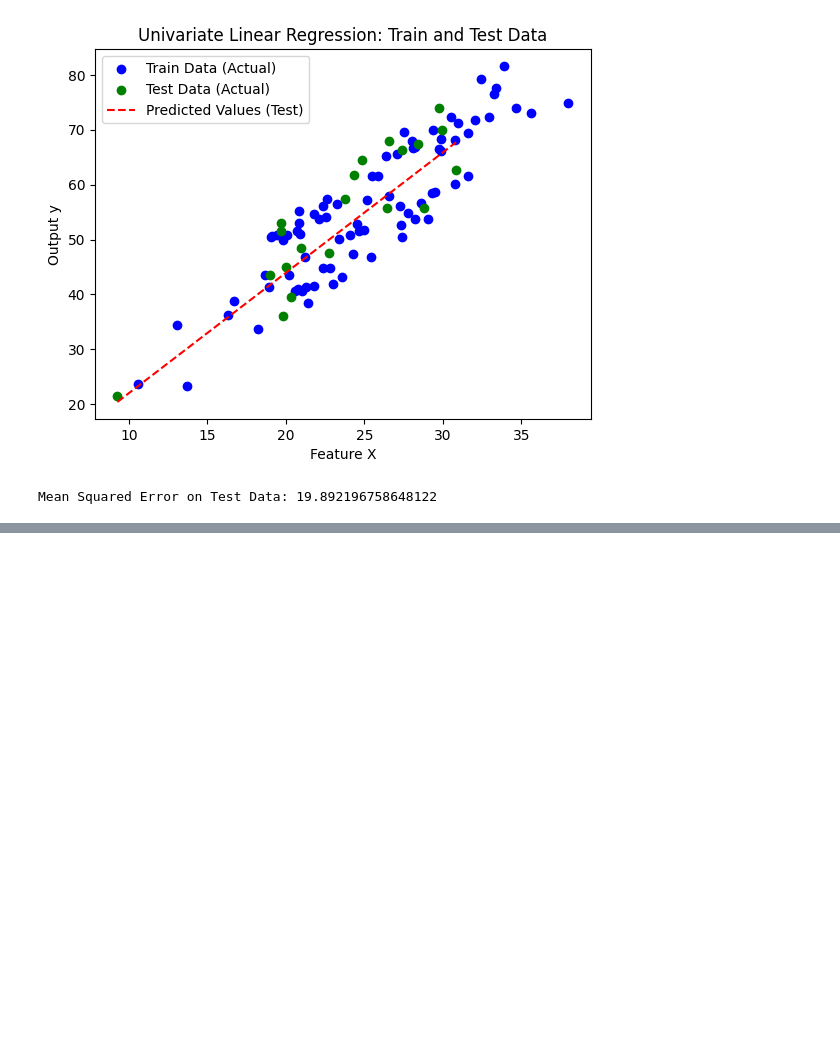
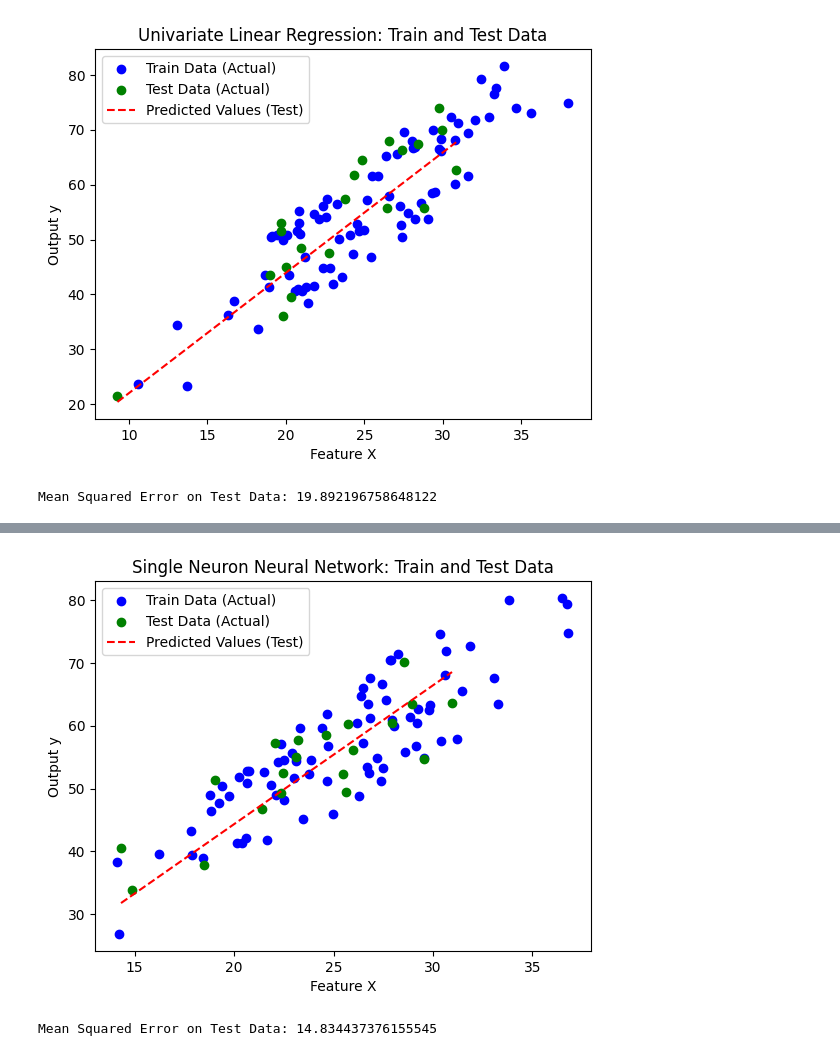
Before and after one commit to john2408/ml_algorithms_basics, a Jupyter notebook: Supervised_and_Unsupervised.ipynb, the cells around one changed output, grey strips where cells are left out. Saved outputs shown, nothing was run; the diff lists cells and outputs as text; code cells hidden in the pictures; blank space fills up the shorter version.

Commit message:
single perceptron model

```diff
--- a/Supervised_and_Unsupervised.ipynb
+++ b/Supervised_and_Unsupervised.ipynb
@@ -746,0 +749,79 @@ Mean Squared Error on Test Data: 19.892196758648122
+# %%
+import random
+import matplotlib.pyplot as plt
+
+# Hypothesis function (linear combination of weights and input)
+def predict(X, weight, bias):
+    return X * weight + bias
+
+# Mean Squared Error Cost Function
+def compute_mse(X, y, weight, bias):
+    m = len(y)
+    total_cost = sum((predict(X[i], weight, bias) - y[i])**2 for i in range(m))
+    return total_cost / (2 * m)
+
+# Gradient Descent for a Single Neuron
+def gradient_descent(X, y, weight, bias, learning_rate, num_iterations):
+    m = len(y)
+    for _ in range(num_iterations):
+        weight_gradient = 0
+        bias_gradient = 0
+        for i in range(m):
+            error = predict(X[i], weight, bias) - y[i]
+            weight_gradient += error * X[i]
+            bias_gradient += error
+        weight -= learning_rate * weight_gradient / m
+        bias -= learning_rate * bias_gradient / m
+    return weight, bias
+
+# Train-Test Split
+def train_test_split(X, y, test_size=0.2):
+    data = list(zip(X, y))
+    random.shuffle(data)
+    split_index = int(len(data) * (1 - test_size))
+    train_data, test_data = data[:split_index], data[split_index:]
+    X_train, y_train = zip(*train_data)
+    X_test, y_test = zip(*test_data)
+    return list(X_train), list(y_train), list(X_test), list(y_test)
+
+# Example univariate dataset
+X = [random.gauss(25, 5 ) for _ in range(100)]
+y = [2 * x + 5 + random.uniform(-10, 10) for x in X]  # y = 2x + 5 + noise
+
+# Split the dataset
+X_train, y_train, X_test, y_test = train_test_split(X, y, test_size=0.2)
+
+# Initialize parameters
+weight = 0
+bias = 0
+learning_rate = 0.0001
+num_iterations = 1000
+
+# Train the Single Neuron model
+weight, bias = gradient_descent(X_train, y_train, weight, bias, learning_rate, num_iterations)
+
+# Predictions on test set
+predicted_vals_test = [predict(x, weight, bias) for x in X_test]
+
+# Sorting for a smoother plot line
+sorted_pairs_test = sorted(zip(X_test, predicted_vals_test))
+X_test_sorted, predicted_test_sorted = zip(*sorted_pairs_test)
+
+# Plotting
+plt.scatter(X_train, y_train, color='blue', label='Train Data (Actual)')
+plt.scatter(X_test, y_test, color='green', label='Test Data (Actual)')
+plt.plot(X_test_sorted, predicted_test_sorted, color='red', label='Predicted Values (Test)', linestyle='dashed')
+
+# Labels and legend
+plt.xlabel('Feature X')
+plt.ylabel('Output y')
+plt.title('Single Neuron Neural Network: Train and Test Data')
+plt.legend()
+plt.show()
+
+# Evaluate on test data
+mse_test = compute_mse(X_test, y_test, weight, bias)
+print("Mean Squared Error on Test Data:", mse_test)
+# %% [output]
+[figure, added]
+Mean Squared Error on Test Data: 14.834437376155545
```
Also changed, not shown: parts of 1 cell of this notebook.
